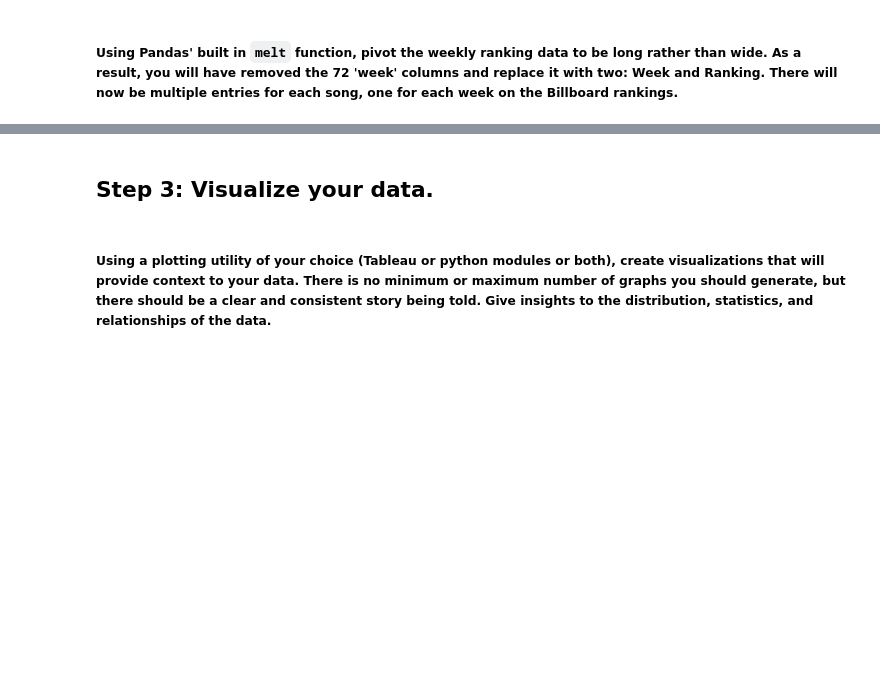
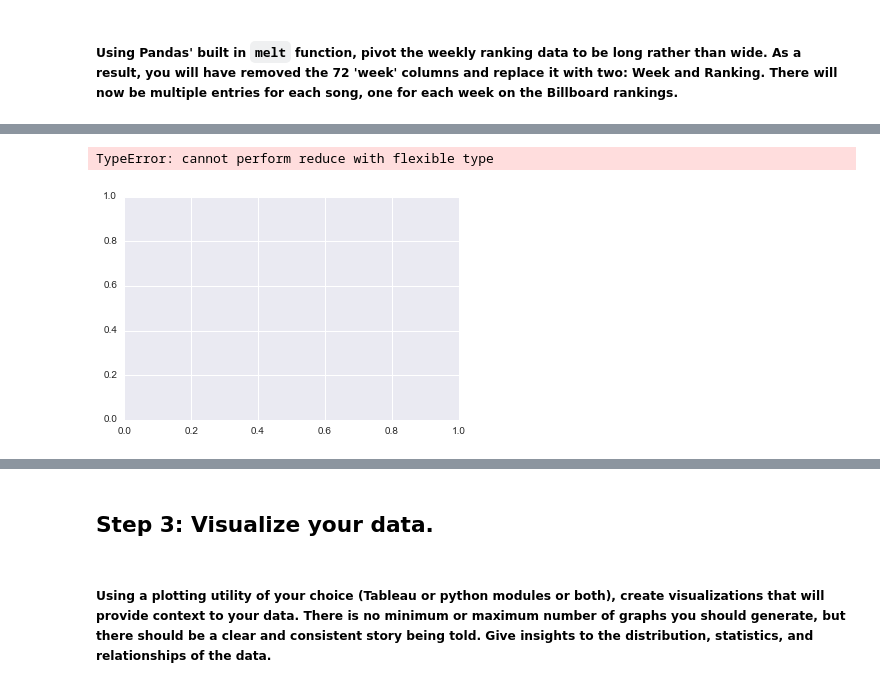
Before and after one commit to brettswan/General-Assembly-Projects, a Jupyter notebook: projects/01-projects-weekly/project-02/starter-code/project_2.ipynb, the cells around one changed output, grey strips where cells are left out. Saved outputs shown, nothing was run; the diff lists cells and outputs as text; code cells hidden in the pictures; blank space fills up the shorter version.

```diff
--- a/projects/01-projects-weekly/project-02/starter-code/project_2.ipynb
+++ b/projects/01-projects-weekly/project-02/starter-code/project_2.ipynb
@@ -77,3 +117,8 @@ It looks like there is a lot of null values for billboard rank as time goes on i
 ## Step 2: Clean your data.
 # %% [markdown]
 ##### Do some rudimentary cleaning. Rename any columns that are poorly named, shorten any strings that may be too long, fill in any missing values. Explain your rationale for the way you choose to "impute" the missing data.
+# %%
+TrackRanks = {}
+for index, row in BD.iterrows():
+    TrackRanks[row[2]] = row[7:]
+pd.DataFrame(TrackRanks).head()
@@ -81,0 +225,14 @@ It looks like there is a lot of null values for billboard rank as time goes on i
+# %%
+RatingCSV = {}
+RatingChangeCSV = {}
+for i in cleanedTrackRanks:
+    Rating = cleanedTrackRanks[i][:-1]
+    RatingChange = cleanedTrackRanks[i][-1]
+    ExportCSV[i] =  {'Rating' : Rating, 'Rating Change' : RatingChange}
+print ExportCSV
+#     RatingChangeCSV = RatingChange
+
+# for k,v in RatingCSV.items():
+#     print k
+#     print v
+#     print '<---------------------->'
@@ -81,0 +248,12 @@ It looks like there is a lot of null values for billboard rank as time goes on i
+# %%
+Top10 = {}
+for i in ExportCSV:
+    ratingSet = ExportCSV[i]['Rating']
+    counter = 0
+    for j in ratingSet:
+        if j <= 10:
+            counter +=1
+    if counter > 5:
+        #print i, counter
+        Top10[i] = counter
+print Top10
@@ -81,0 +262,3 @@ It looks like there is a lot of null values for billboard rank as time goes on i
+# %%
+Top10DF = pd.DataFrame(Top10.items(), columns = ['Track', 'Weeks in Top 10']).sort('Weeks in Top 10', ascending = False)
+Top10DF
@@ -81,0 +283,9 @@ It looks like there is a lot of null values for billboard rank as time goes on i
+# %%
+import matplotlib.pyplot as plt
+%matplotlib inline
+
+plt.hist(Top10DF['Track'], Top10DF['Weeks in Top 10'])
+plt.show()
+# %% [output]
+TypeError: cannot perform reduce with flexible type
+[figure, added]
```
Also changed, not shown: parts of 18 cells of this notebook, 5 other files.
